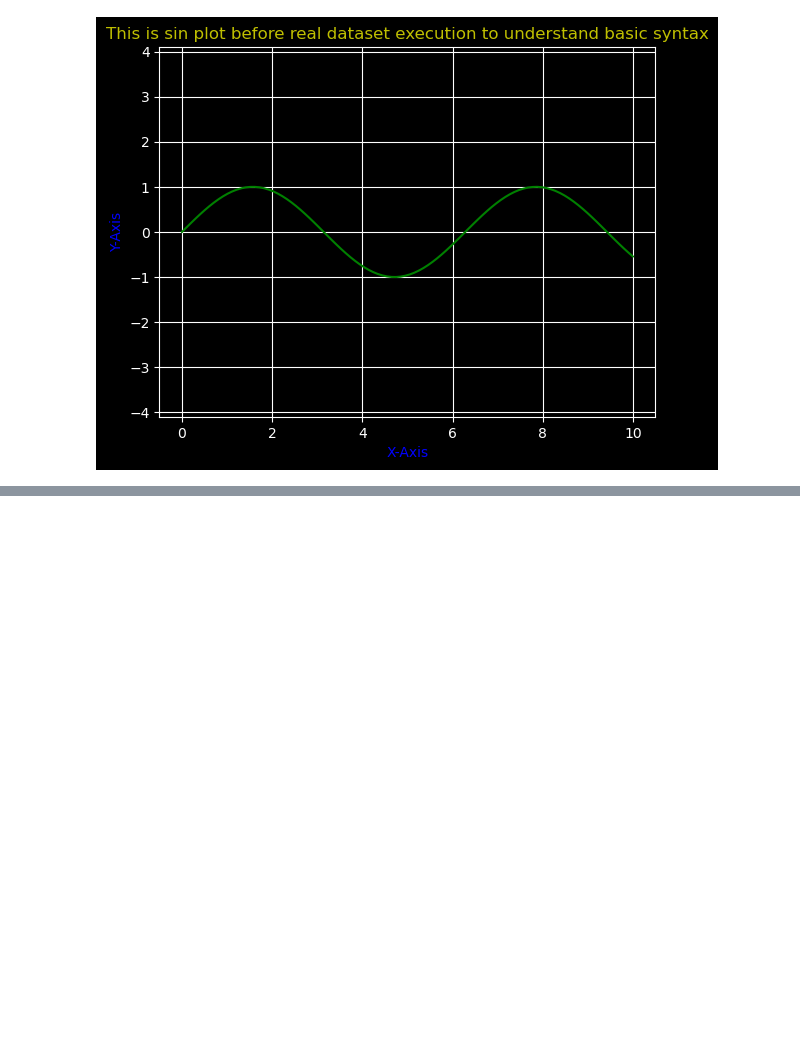
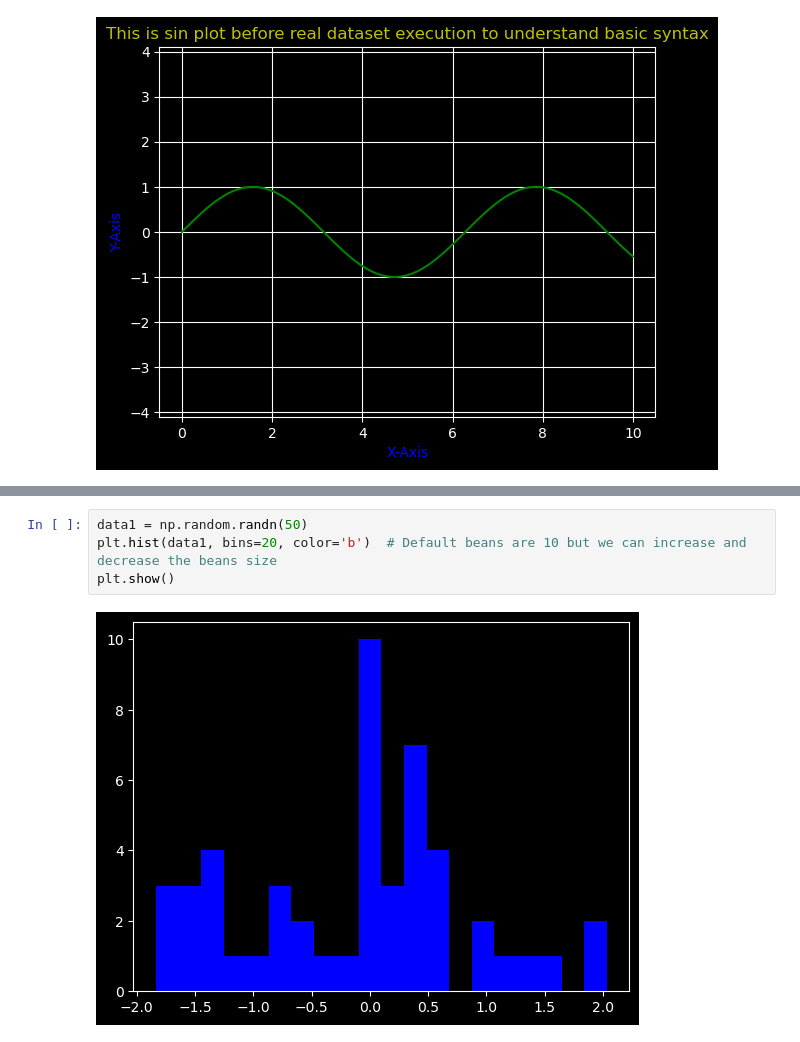
Before and after one commit to Pythoraj/Data-Science-Pro, a Jupyter notebook: Matplotlib/Matplotlib.ipynb, the cells around one changed output, grey strips where cells are left out. Drawn from its saved outputs; the diff is of its cells as text; blank space fills up the shorter version.

```diff
--- a/Matplotlib/Matplotlib.ipynb
+++ b/Matplotlib/Matplotlib.ipynb
@@ -336,0 +382,6 @@ plt.show()
+# %%
+data1 = np.random.randn(50)
+plt.hist(data1, bins=20, color='b')  # Default beans are 10 but we can increase and decrease the beans size
+plt.show()
+# %% [output]
+[figure, added]
```
Also changed, not shown: parts of 41 cells of this notebook.
